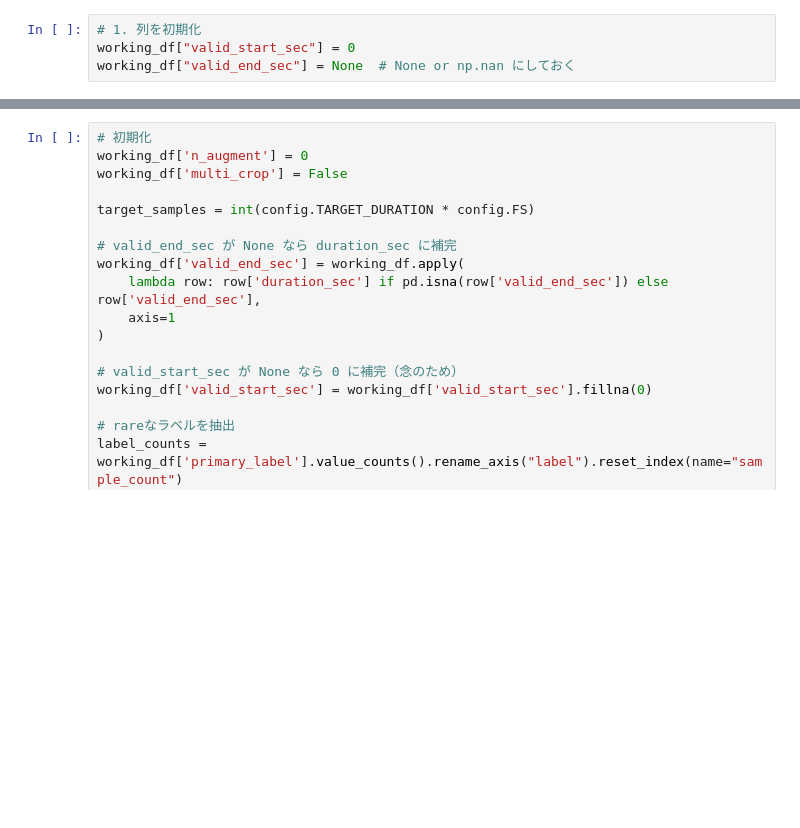
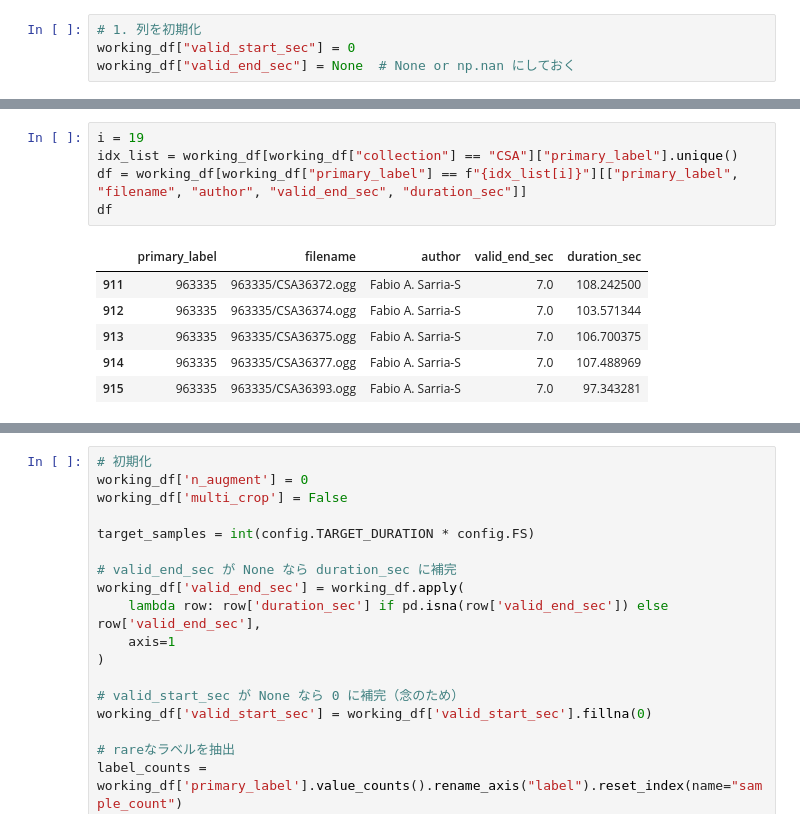
Before and after one commit to junya737/birdclef-2025, a Jupyter notebook: scripts/generate_melspec_rare_crop_augment.ipynb, the cells around one changed output, grey strips where cells are left out. Cells and saved outputs as stored; diff of their text form; blank space fills up the shorter version.

```diff
--- a/scripts/generate_melspec_rare_crop_augment.ipynb
+++ b/scripts/generate_melspec_rare_crop_augment.ipynb
@@ -170,3 +176,15 @@ working_df['valid_end_sec'] = working_df['valid_end_sec'].clip(lower=0.0)
 working_df.loc[
     working_df['filename'].isin(fabio_filenames), 'valid_end_sec'
 ] = 7.0
+# %%
+i = 19
+idx_list = working_df[working_df["collection"] == "CSA"]["primary_label"].unique()
+df = working_df[working_df["primary_label"] == f"{idx_list[i]}"][["primary_label", "filename", "author", "valid_end_sec", "duration_sec"]]
+df
+# %% [output]
+|  | primary_label | filename | author | valid_end_sec | duration_sec |
+| 911 | 963335 | 963335/CSA36372.ogg | Fabio A. Sarria-S | 7.0 | 108.242500 |
+| 912 | 963335 | 963335/CSA36374.ogg | Fabio A. Sarria-S | 7.0 | 103.571344 |
+| 913 | 963335 | 963335/CSA36375.ogg | Fabio A. Sarria-S | 7.0 | 106.700375 |
+| 914 | 963335 | 963335/CSA36377.ogg | Fabio A. Sarria-S | 7.0 | 107.488969 |
+| 915 | 963335 | 963335/CSA36393.ogg | Fabio A. Sarria-S | 7.0 | 97.343281 |
```
Also changed, not shown: parts of 9 cells of this notebook.
